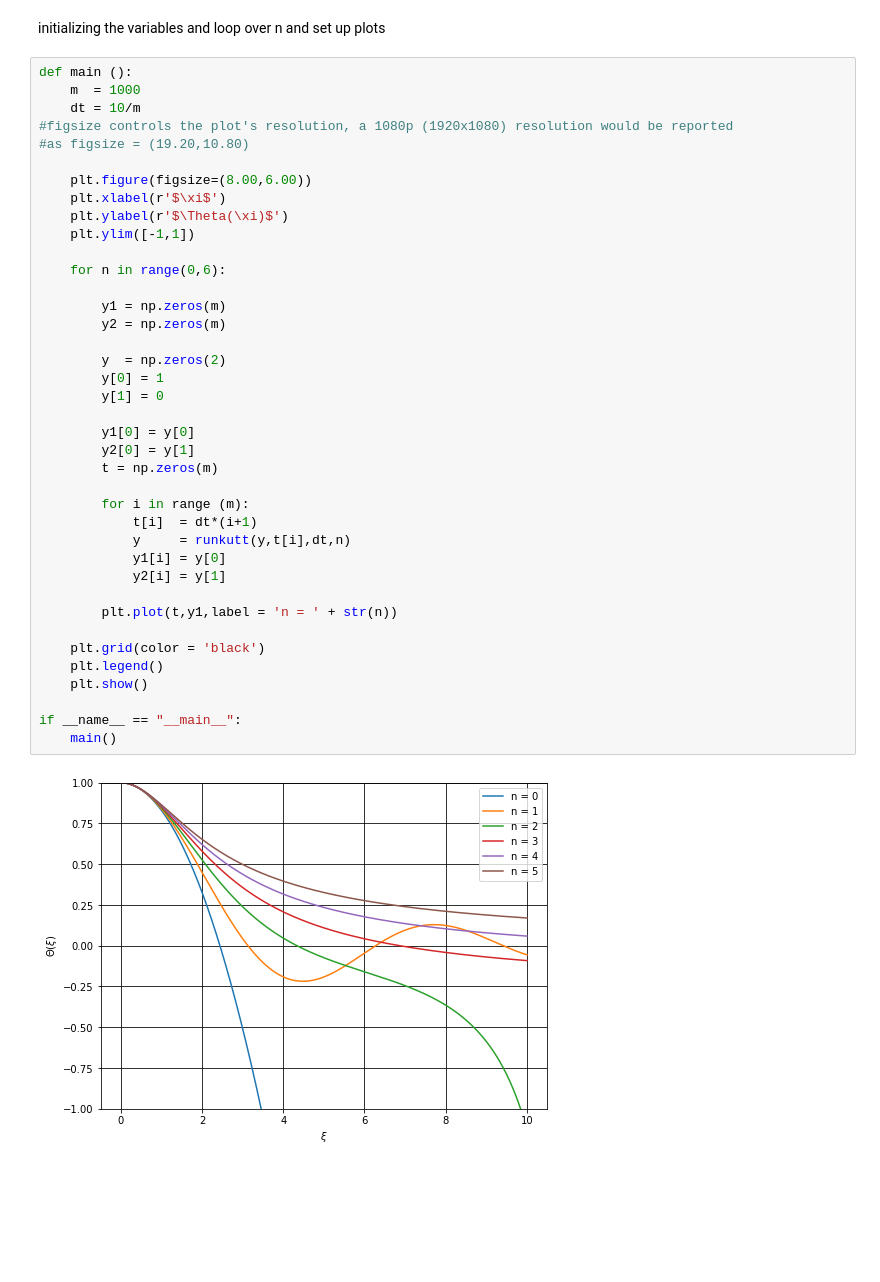
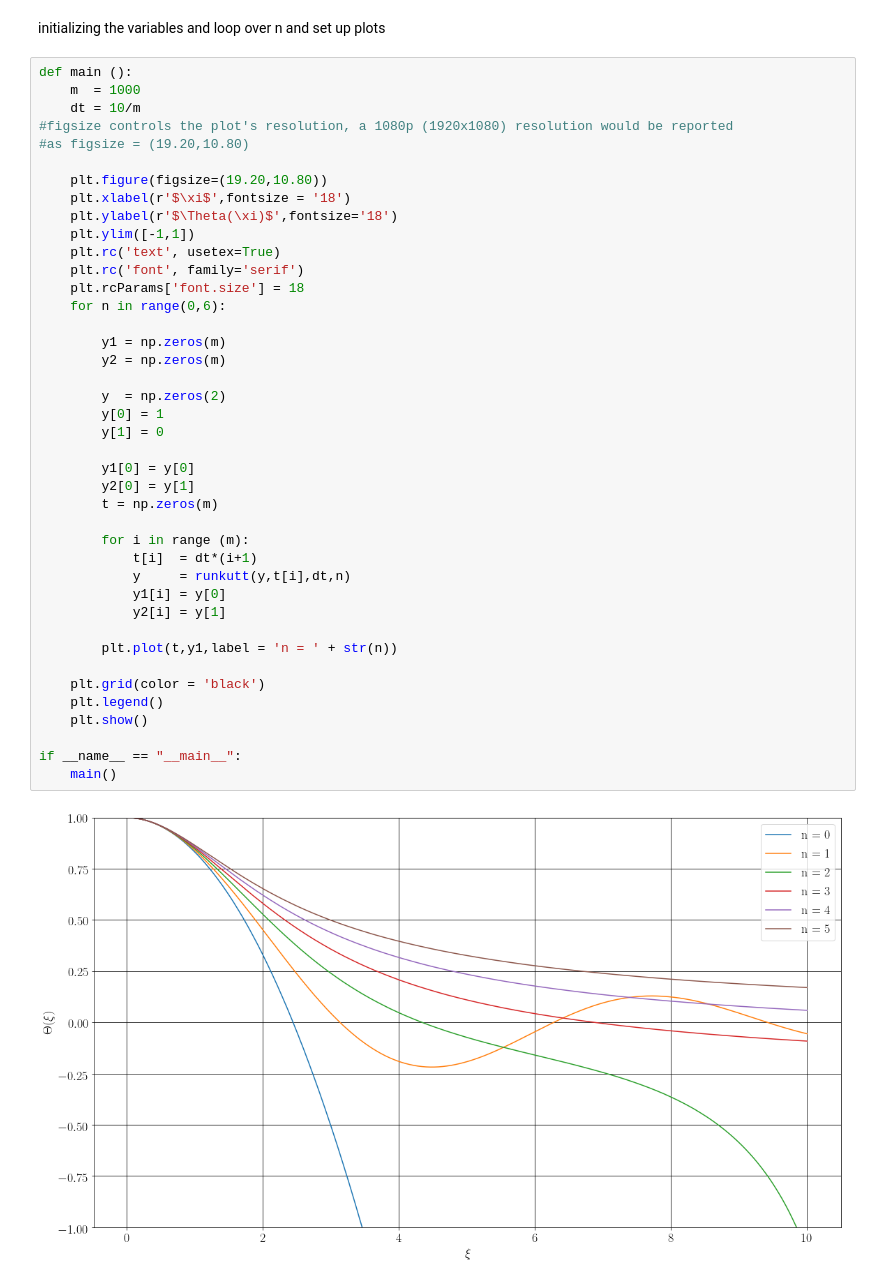
Before and after one commit to jaadt7/Lane_Emden, a Jupyter notebook: Lane-Emden.ipynb, the cells around one changed output. Drawn from its saved outputs; the diff is of its cells as text; blank space fills up the shorter version.

Commit message:
Font options added for graph

```diff
--- a/Lane-Emden.ipynb
+++ b/Lane-Emden.ipynb
@@ -47,37 +47,39 @@ def main ():
 #figsize controls the plot's resolution, a 1080p (1920x1080) resolution would be reported
 #as figsize = (19.20,10.80)
 
-    plt.figure(figsize=(8.00,6.00))
-    plt.xlabel(r'$\xi$')
-    plt.ylabel(r'$\Theta(\xi)$')
+    plt.figure(figsize=(19.20,10.80))
+    plt.xlabel(r'$\xi$',fontsize = '18')
+    plt.ylabel(r'$\Theta(\xi)$',fontsize='18')
     plt.ylim([-1,1])
-
+    plt.rc('text', usetex=True)
+    plt.rc('font', family='serif')
+    plt.rcParams['font.size'] = 18
     for n in range(0,6):
 
         y1 = np.zeros(m)
         y2 = np.zeros(m)
 
         y  = np.zeros(2)
         y[0] = 1
         y[1] = 0
 
         y1[0] = y[0]
         y2[0] = y[1]
         t = np.zeros(m)
 
         for i in range (m):
             t[i]  = dt*(i+1)
             y     = runkutt(y,t[i],dt,n)
             y1[i] = y[0]
             y2[i] = y[1]
 
         plt.plot(t,y1,label = 'n = ' + str(n))
 
     plt.grid(color = 'black')
     plt.legend()
     plt.show()
 
 if __name__ == "__main__":
     main()
 # %% [output]
-[figure, old version]
+[figure, new version]
```
Also changed, not shown: parts of 1 cell of this notebook.
